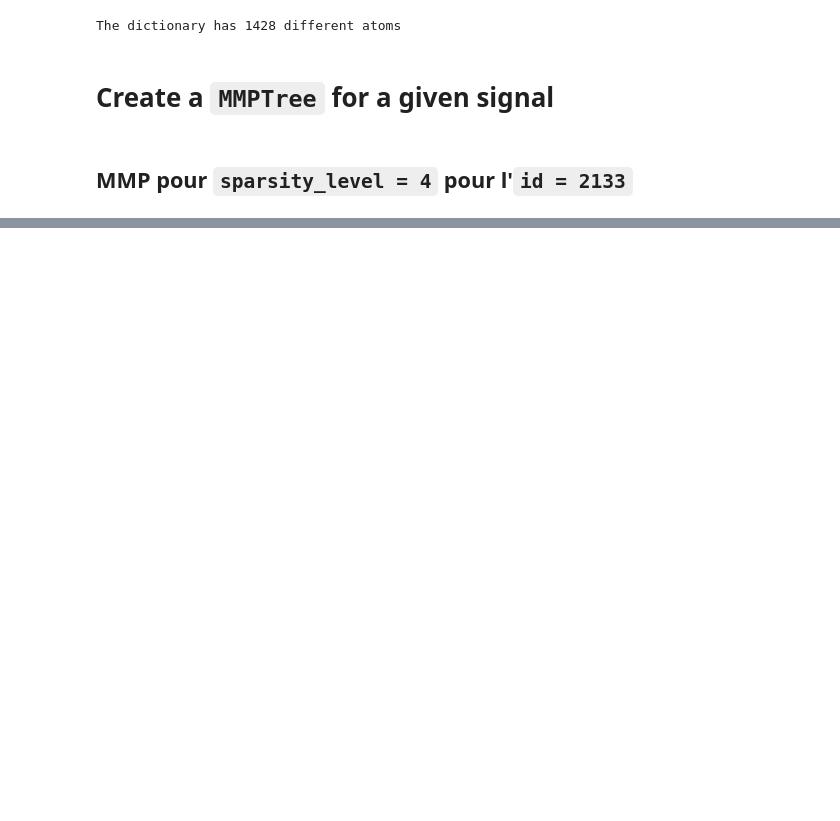
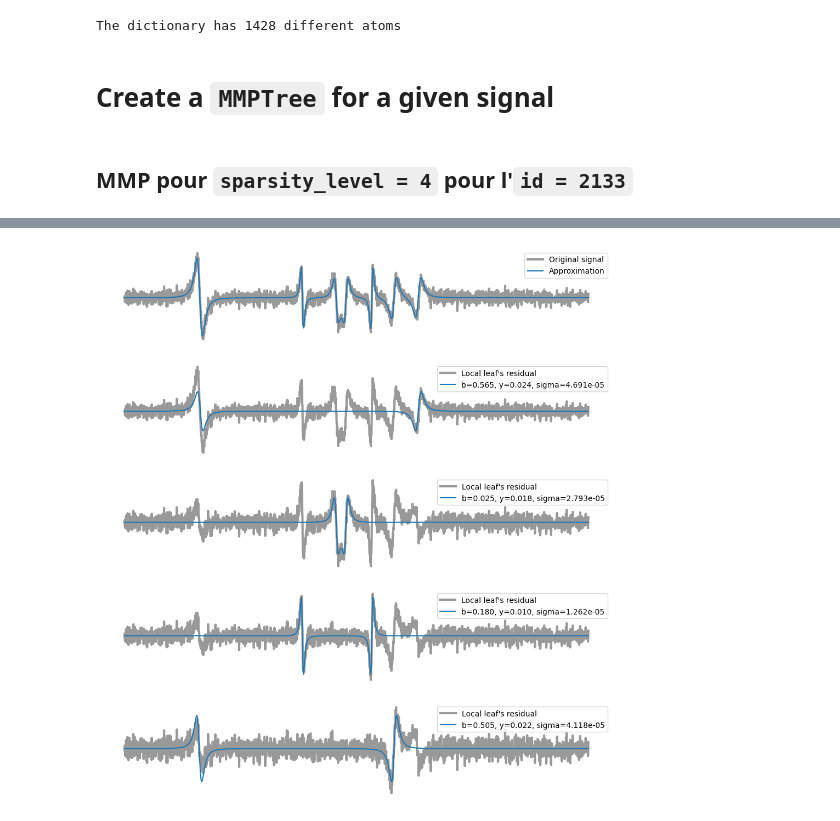
Before and after one commit to yanisgomes/csc, a Jupyter notebook: examples/mmp_demo.ipynb, the cells around one changed output, grey strips where cells are left out. Cells and saved outputs as stored; diff of their text form; code cells hidden in the pictures; blank space fills up the shorter version.

```diff
--- a/examples/mmp_demo.ipynb
+++ b/examples/mmp_demo.ipynb
@@ -80,0 +95,4 @@ mmp_tree.plotLeavesComparison()
+# %%
+mmp_tree.plotLeafDecomposition(4)
+# %% [output]
+[figure, added]
```
Also changed, not shown: parts of 5 cells of this notebook, 1 other file.
